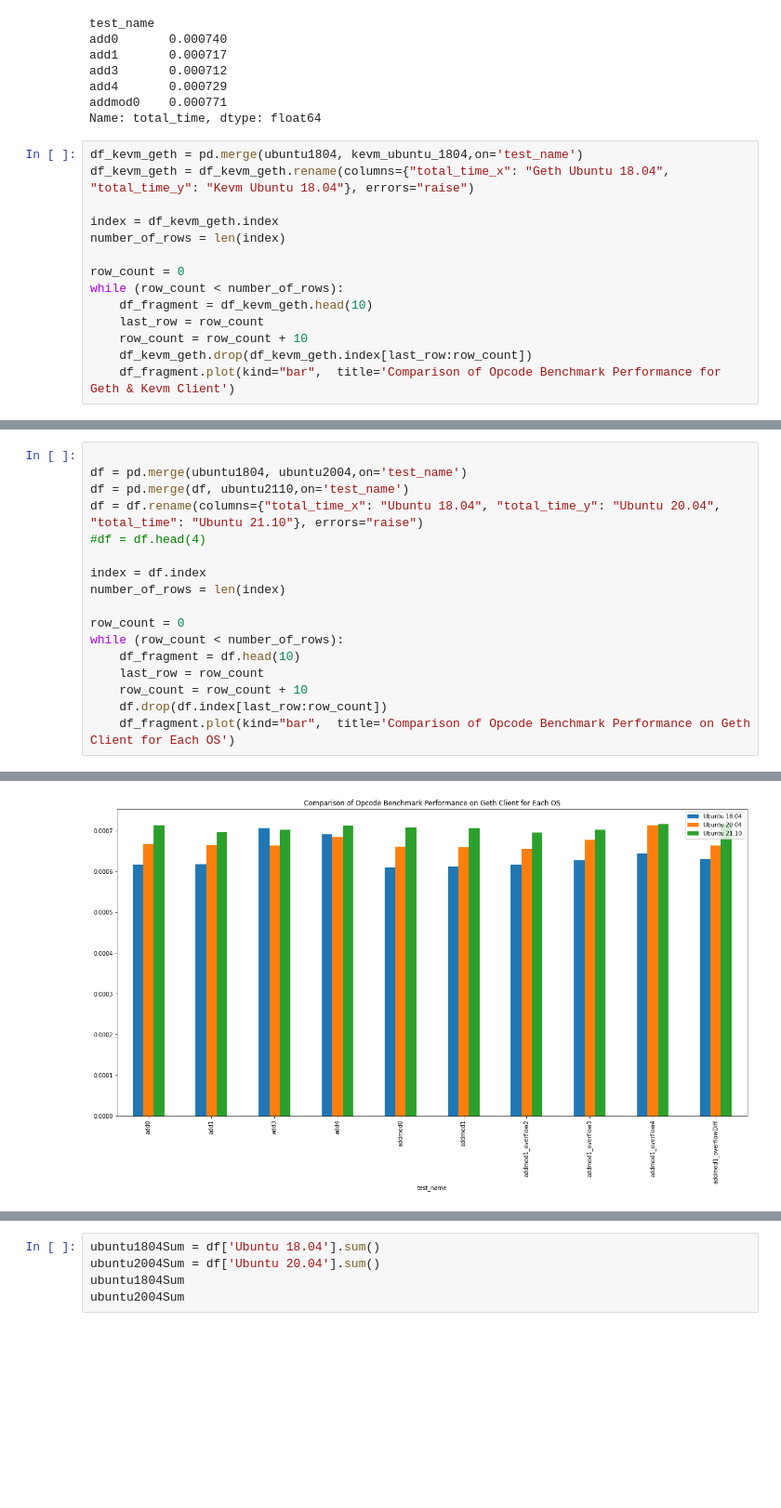
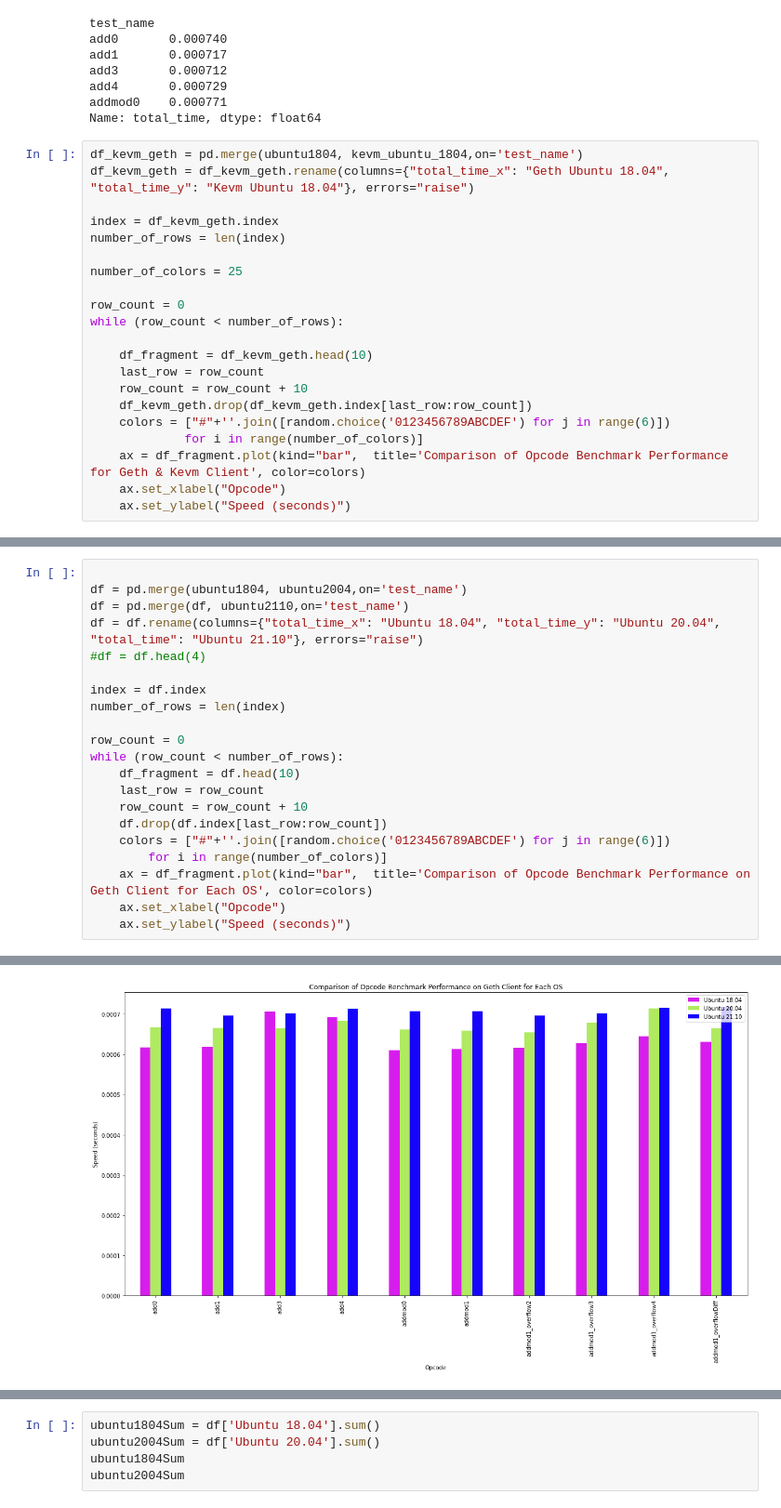
Before and after one commit to ChrisPaulDillon/SmartContractBenchmarking, a Jupyter notebook: notebooks/benchmark-analysis.ipynb, the cells around one changed output, grey strips where cells are left out. Shown at 93% size. Saved outputs shown, nothing was run; the diff lists cells and outputs as text; blank space fills up the shorter version.

Commit message:
Added x and y labels for graphs, added random colouring

```diff
--- a/notebooks/benchmark-analysis.ipynb
+++ b/notebooks/benchmark-analysis.ipynb
@@ -52,11 +53,18 @@ df_kevm_geth = df_kevm_geth.rename(columns={"total_time_x": "Geth Ubuntu 18.04",
 index = df_kevm_geth.index
 number_of_rows = len(index)
 
+number_of_colors = 25
+
 row_count = 0
 while (row_count < number_of_rows):
+
     df_fragment = df_kevm_geth.head(10)
     last_row = row_count
     row_count = row_count + 10
     df_kevm_geth.drop(df_kevm_geth.index[last_row:row_count])
-    df_fragment.plot(kind="bar",  title='Comparison of Opcode Benchmark Performance for Geth & Kevm Client')
+    colors = ["#"+''.join([random.choice('0123456789ABCDEF') for j in range(6)])
+             for i in range(number_of_colors)]
+    ax = df_fragment.plot(kind="bar",  title='Comparison of Opcode Benchmark Performance for Geth & Kevm Client', color=colors)
+    ax.set_xlabel("Opcode")
+    ax.set_ylabel("Speed (seconds)")
 # %% [output]
@@ -89,5 +97,9 @@ while (row_count < number_of_rows):
     last_row = row_count
     row_count = row_count + 10
     df.drop(df.index[last_row:row_count])
-    df_fragment.plot(kind="bar",  title='Comparison of Opcode Benchmark Performance on Geth Client for Each OS')
+    colors = ["#"+''.join([random.choice('0123456789ABCDEF') for j in range(6)])
+        for i in range(number_of_colors)]
+    ax = df_fragment.plot(kind="bar",  title='Comparison of Opcode Benchmark Performance on Geth Client for Each OS', color=colors)
+    ax.set_xlabel("Opcode")
+    ax.set_ylabel("Speed (seconds)")
 # %% [output]
@@ -95 +107 @@ while (row_count < number_of_rows):
-[figure, old version]
+[figure, new version]
```
Also changed, not shown: parts of 3 cells of this notebook.
